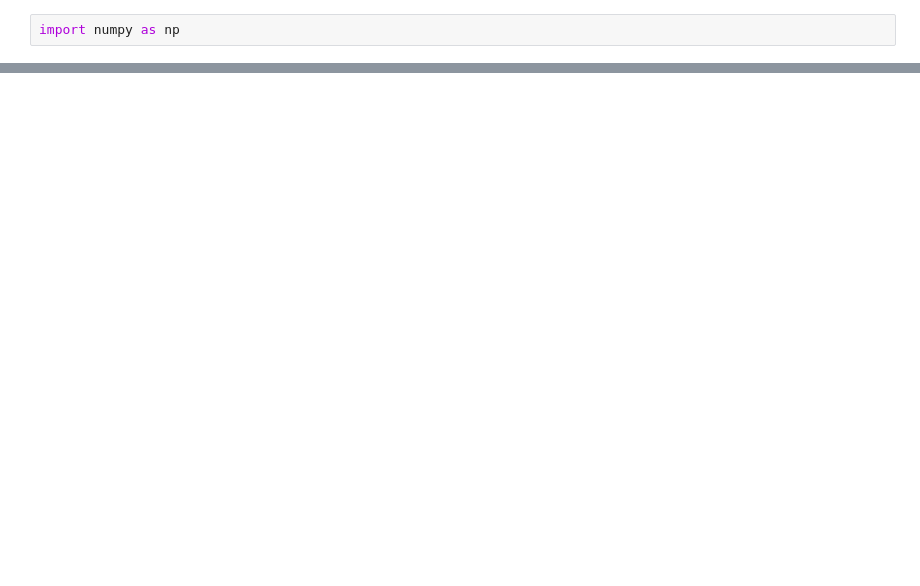
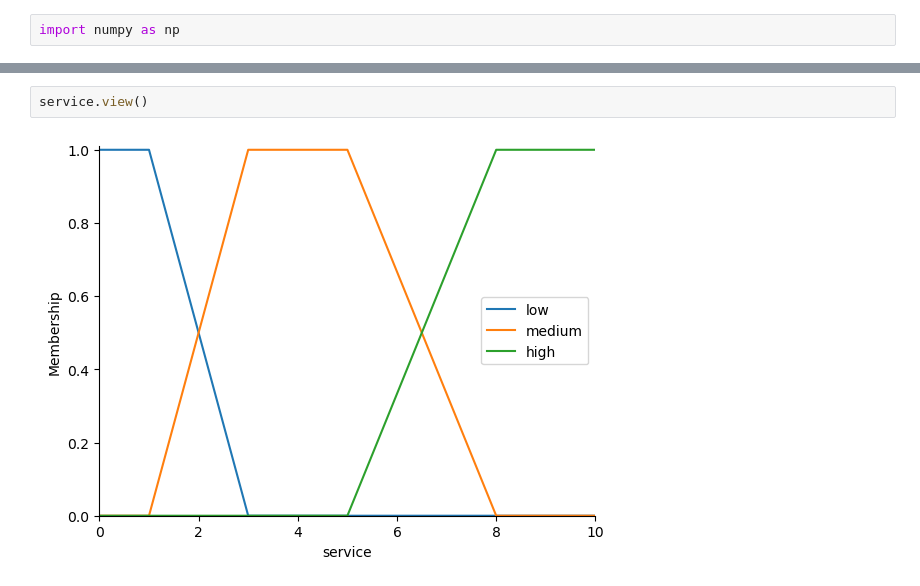
Before and after one commit to DonChaka/MSI, a Jupyter notebook: MyFuzzy/test.ipynb, the cells around one changed output, grey strips where cells are left out. Drawn from its saved outputs; the diff is of its cells as text; blank space fills up the shorter version.

```diff
--- a/MyFuzzy/test.ipynb
+++ b/MyFuzzy/test.ipynb
@@ -58,0 +36,4 @@ AxisError: axis 1 is out of bounds for array of dimension 0
+# %%
+service.view()
+# %% [output]
+[figure, added]
```
Also changed, not shown: parts of 16 cells of this notebook, 5 other files.
